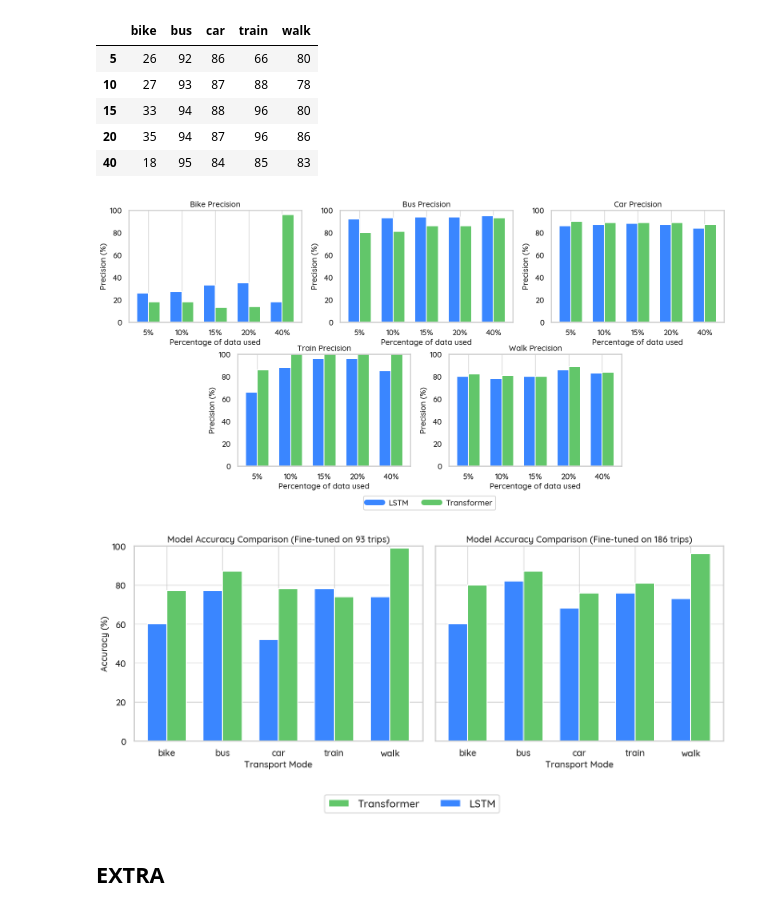
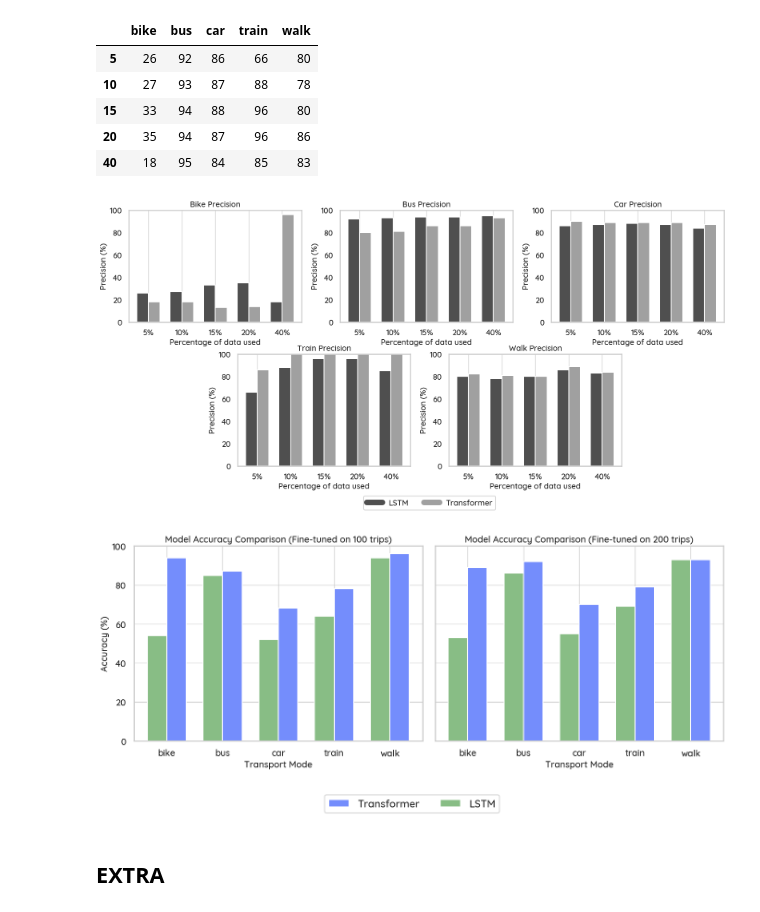
Before and after one commit to othmaneechc/SpeedTransformer, a Jupyter notebook: models/training_metrics/metrics.ipynb, the cells around one changed output. Cells and saved outputs as stored; diff of their text form; code cells hidden in the pictures.

```diff
--- a/models/training_metrics/metrics.ipynb
+++ b/models/training_metrics/metrics.ipynb
@@ -517,8 +446,10 @@ transformer_precision = {
     'walk': [82, 81, 80, 89, 84]
 }
 
-colors = ['#3A86FF', '#62C66A']  # Blue for LSTM, Green for Transformer
-
+color_lstm = "#4f4f4f"  # Dark grey
+color_transformer = "#a0a0a0"  # Light grey
+# Define colors and labels for the bars
+colors = [color_lstm, color_transformer]
 sns.set_theme(
     style="whitegrid",
     palette=colors,
@@ -595,14 +526,19 @@ fig.legend(handles=handles, loc='lower center', ncol=2, bbox_to_anchor=(0.47, -0
 plt.savefig("finetuning_mobis_mp_classes.png", dpi=300, bbox_inches='tight')
 plt.show()
 # %% [output]
-[figure, old version]
+[figure, new version]
 # %%
 import matplotlib.pyplot as plt
 import seaborn as sns
 import numpy as np
 
-# Set the style and colors
-colors = ['#3A86FF', '#62C66A']
+color_lstm = "#4f4f4f"  # Dark grey
+color_transformer = "#a0a0a0"  # Light grey
+
+color_lstm = "#88bd85"  # Dark grey
+color_transformer = "#748dfc"  # Light grey
+# Define colors and labels for the bars
+colors = [color_lstm, color_transformer]
 sns.set_theme(style="whitegrid",
               palette="dark",
               font="Quicksand Medium",
@@ -620,46 +556,46 @@ sns.set_theme(style="whitegrid",
 modes = ['bike', 'bus', 'car', 'train', 'walk']
 
 # 1% data accuracies
-lstm_1 = [60, 77, 52, 78, 74]
-transformer_1 = [77, 87, 78, 74, 99]
+lstm_1 = [54, 85, 52, 64, 94]
+transformer_1 = [94, 87, 68, 78, 96]
 
 # 2% data accuracies
-lstm_2 = [60, 82, 68, 76, 73]
-transformer_2 = [80, 87, 76, 81, 96]
+lstm_2 = [53, 86, 55, 69, 93]
+transformer_2 = [89, 92, 70, 79, 93]
 
 # Set the bar width
 bar_width = 0.35
 x = np.arange(len(modes))
 # Adjusting the plot to show both figures in one line with one legend
 fig, axs = plt.subplots(1, 2, figsize=(14, 8), sharey=True)
 
 # 1% data plot
 axs[0].bar(x + bar_width/2, transformer_1, bar_width, label='Transformer', color=colors[1])
 axs[0].bar(x - bar_width/2, lstm_1, bar_width, label='LSTM', color=colors[0])
 axs[0].set_xlabel('Transport Mode')
 axs[0].set_ylabel('Accuracy (%)')
-axs[0].set_title('Model Accuracy Comparison (Fine-tuned on 93 trips)')
+axs[0].set_title('Model Accuracy Comparison (Fine-tuned on 100 trips)')
 axs[0].set_xticks(x)
 axs[0].set_xticklabels(modes)
 axs[0].set_ylim(0, 100)
 
 # 2% data plot
 axs[1].bar(x + bar_width/2, transformer_2, bar_width, color=colors[1])
 axs[1].bar(x - bar_width/2, lstm_2, bar_width, color=colors[0])
 axs[1].set_xlabel('Transport Mode')
-axs[1].set_title('Model Accuracy Comparison (Fine-tuned on 186 trips)')
+axs[1].set_title('Model Accuracy Comparison (Fine-tuned on 200 trips)')
 axs[1].set_xticks(x)
 axs[1].set_xticklabels(modes)
 axs[1].set_ylim(0, 100)
 
 # Adding a common legend below both plots
 fig.legend(['Transformer','LSTM'], loc='lower center', ncol=2, fontsize=16, frameon=True)
 plt.tight_layout(rect=[0, 0.1, 1, 0.8])
 save_path = f"finetuning_geolife_classes.png"
 plt.savefig(save_path, dpi=300, bbox_inches='tight')
 plt.show()
 # %% [output]
-[figure, old version]
+[figure, new version]
 # %% [markdown]
 ## EXTRA
 # %%
```
Also changed, not shown: parts of 6 cells of this notebook, 27 other files.
